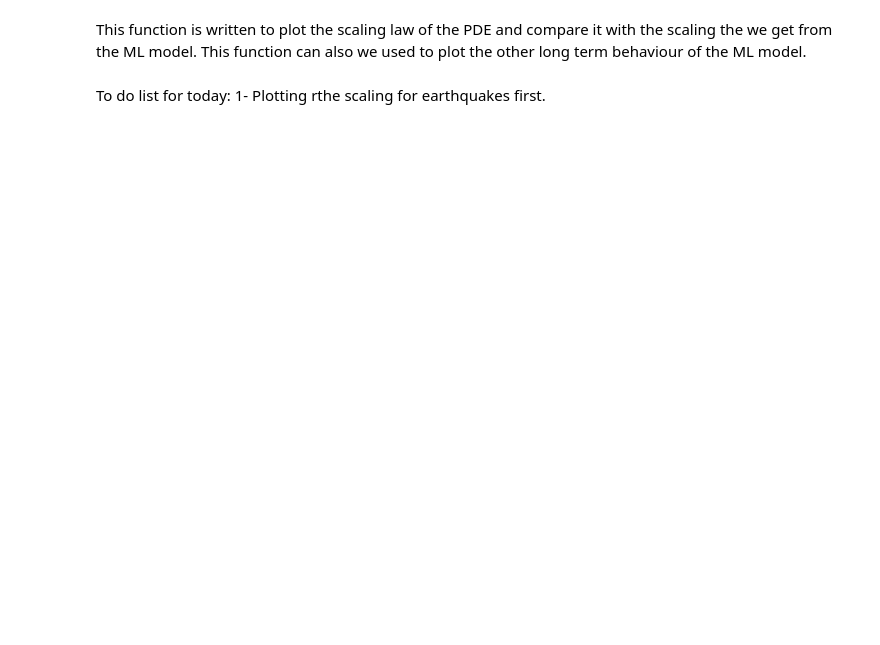
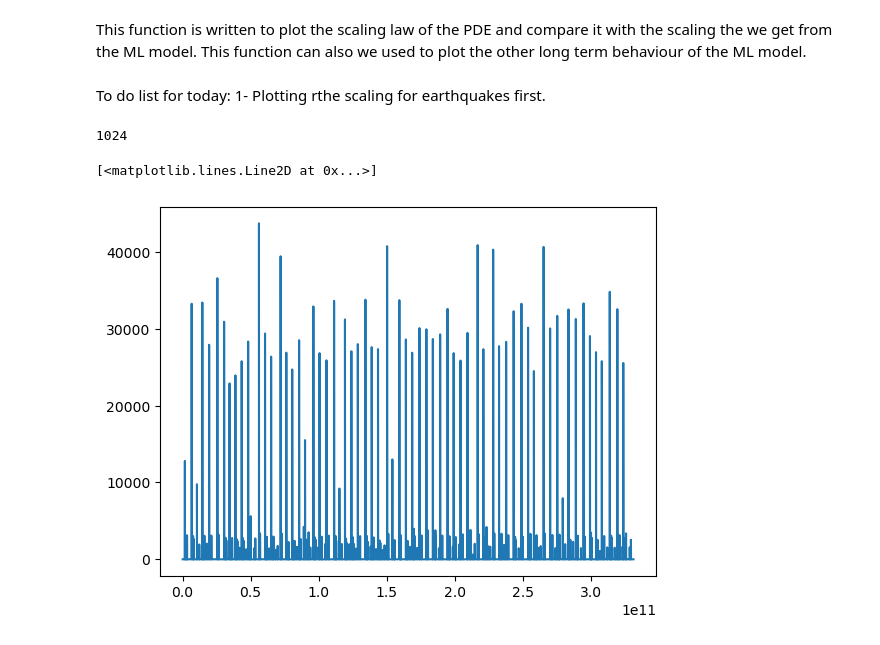
Before and after one commit to hojjatks/ROM_EnKF_earthquakecycle, a Jupyter notebook: Codes/earthquake/scaling.ipynb, the cells around one changed output. Drawn from its saved outputs; the diff is of its cells as text; code cells hidden in the pictures; blank space fills up the shorter version.

Commit message:
plot the scaling law

```diff
--- a/Codes/earthquake/scaling.ipynb
+++ b/Codes/earthquake/scaling.ipynb
@@ -30,7 +31,7 @@ t=data['t']
 a=data['a']
 # %%
 L=240e3
-Nx=a.shape[0]
+Nx=int(a.shape[0]/Nxout)
 delta_x=L/Nx
 v=np.array(v)
 # theta=np.array(theta)
@@ -38,6 +39,15 @@ t=np.array(t)
 Nt=t.shape[0]//Nx
 t=t.reshape((Nt,Nx))
 v=v.reshape((Nt,Nx))
+# %%
+Nx
+# %% [output]
+1024
 # %%
 # pdot is the the integral of v over space
 pdot=np.sum(v,axis=1)*delta_x
+# %%
+plt.plot(t[:,0],pdot)
+# %% [output]
+[<matplotlib.lines.Line2D at 0x...>]
+[figure, added]
```
Also changed, not shown: parts of 24 cells of this notebook.
